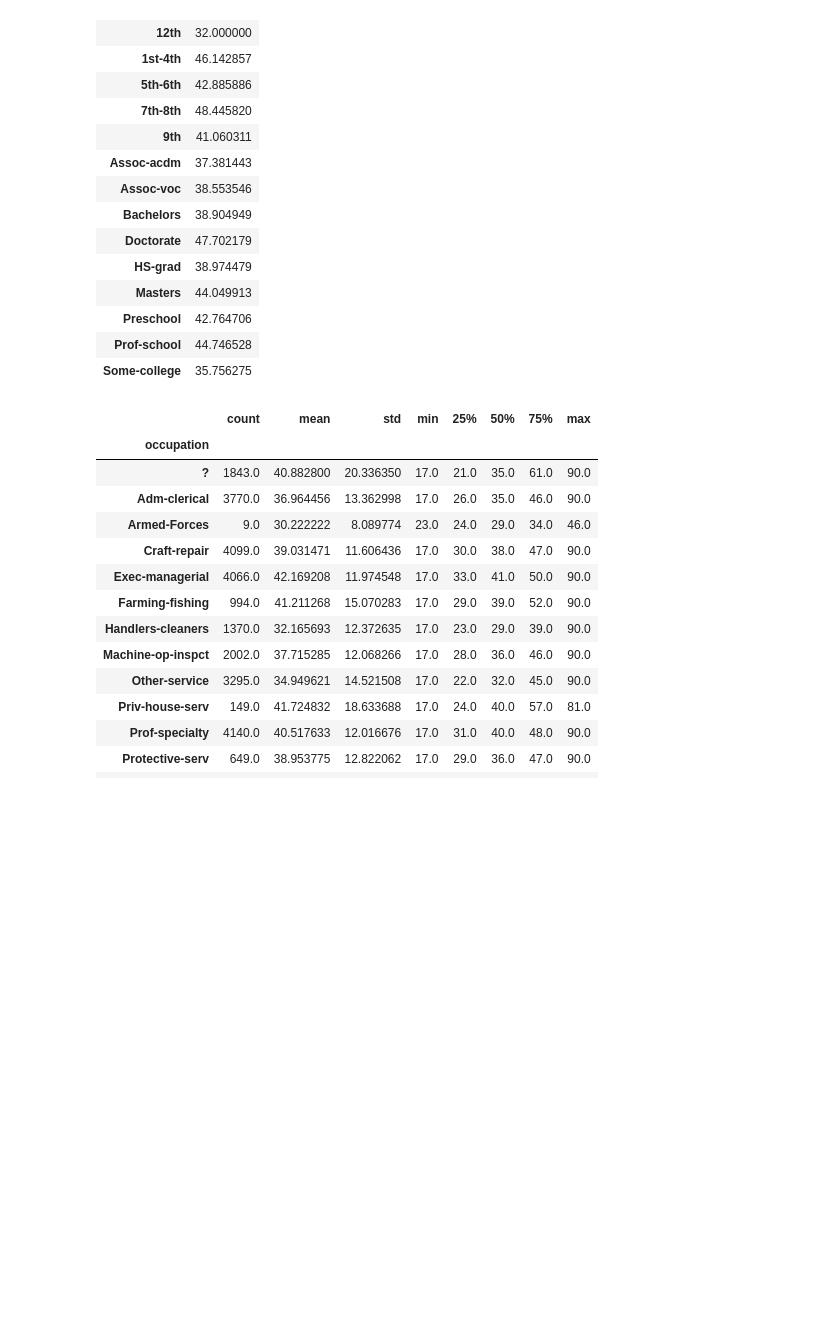
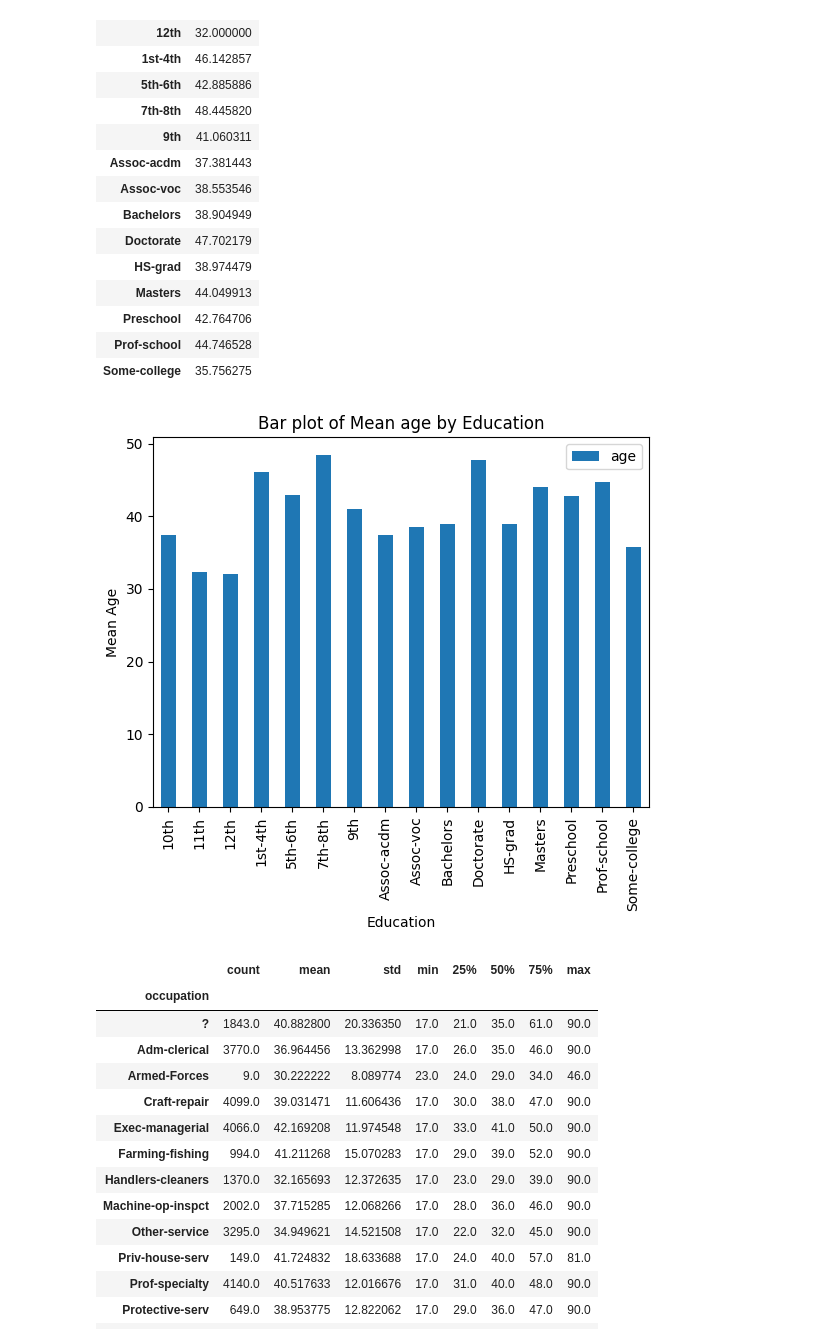
Before and after one commit to biswajit-bellevue/DSC540, a Jupyter notebook: SharmaDSC540Week3&4.ipynb, the cells around one changed output. Drawn from its saved outputs; the diff is of its cells as text; code cells hidden in the pictures; blank space fills up the shorter version.

```diff
--- a/SharmaDSC540Week3&4.ipynb
+++ b/SharmaDSC540Week3&4.ipynb
@@ -236,6 +227,8 @@ Number of people who are aged between 30 and 40 is 9407
 # %%
 # Using groupby to group records based education to see distribution of mean age
-df_subset.groupby(["education"]).mean("age")
+df_subset = df[["age","education","occupation"]]
+mean_age_df = df_subset.groupby(["education"]).mean("age")
+mean_age_df
 # %% [output]
 |  | age |
 | education |  |
@@ -255,6 +248,15 @@ df_subset.groupby(["education"]).mean("age")
 | Preschool | 42.764706 |
 | Prof-school | 44.746528 |
 | Some-college | 35.756275 |
+# %%
+# Plot of distribution of mean age by occupation
+mean_age_df.plot(kind="bar")
+plt.ylabel("Mean Age")
+plt.xlabel("Education")
+plt.title("Bar plot of Mean age by Education")
+plt.show()
+# %% [output]
+[figure, added]
 # %%
 # Summary statistics of age by occupation using groupby
 occupation_stat_df = df_subset.groupby("occupation").describe()
```
Also changed, not shown: parts of 15 cells of this notebook, 14 other files.
